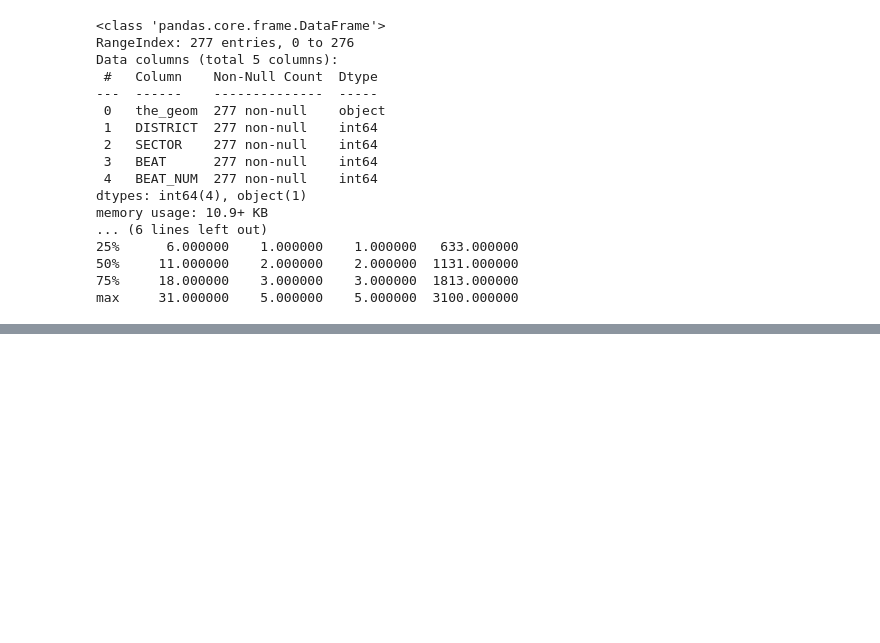
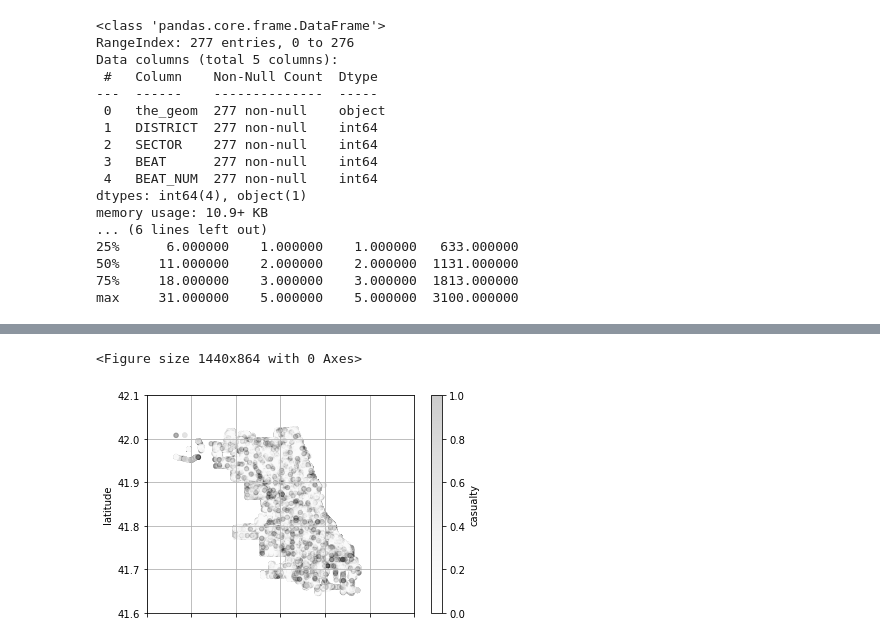
Before and after one commit to jlenehan/Chicago_Dispatch_Classification, a Jupyter notebook: UCDPA_JohnLenehan.ipynb, the cells around one changed output, grey strips where cells are left out. Saved outputs shown, nothing was run; the diff lists cells and outputs as text; code cells hidden in the pictures; blank space fills up the shorter version.

```diff
--- a/UCDPA_JohnLenehan.ipynb
+++ b/UCDPA_JohnLenehan.ipynb
@@ -193,10 +250,8 @@ print(collisions.info())
-# %%
-#exclude rows missing geolocation data
-collisions = collisions.dropna(subset = ['latitude'])
-
-#plotting matrix of data
-msno.matrix(collisions)
-plt.show()
-
-#data info
-print(collisions.info())
+# %%
+#drop all rows with missing latitude/longitude data
+collisions.dropna(subset=['longitude','latitude'],inplace=True)
+# %%
+#creating column to define whether a car crash involved at least 1 casualty
+collisions['casualty'] = (collisions['injuries_total'] > 0).astype(int)
+
+#plotting collisions
@@ -204,3 +279,16 @@ print(collisions.info())
 ##########################################
 #Step 5: Plot data
 ##########################################
+# %%
+#setting range of plot to be the minimum/maximum values for lat/long
+
+#plotting lat/long data showing locations of crashes
+plt.figure(figsize=(20,12))
+collisions.plot(kind='scatter',x='longitude',y='latitude',grid=True,c='casualty',alpha=0.2)
+plt.xlim(-88,-87.4)
+plt.ylim(41.6,42.1)
+
+plt.show()
+# %% [output]
+<Figure size 1440x864 with 0 Axes>
+[figure, added]
```
Also changed, not shown: parts of 36 cells of this notebook.
